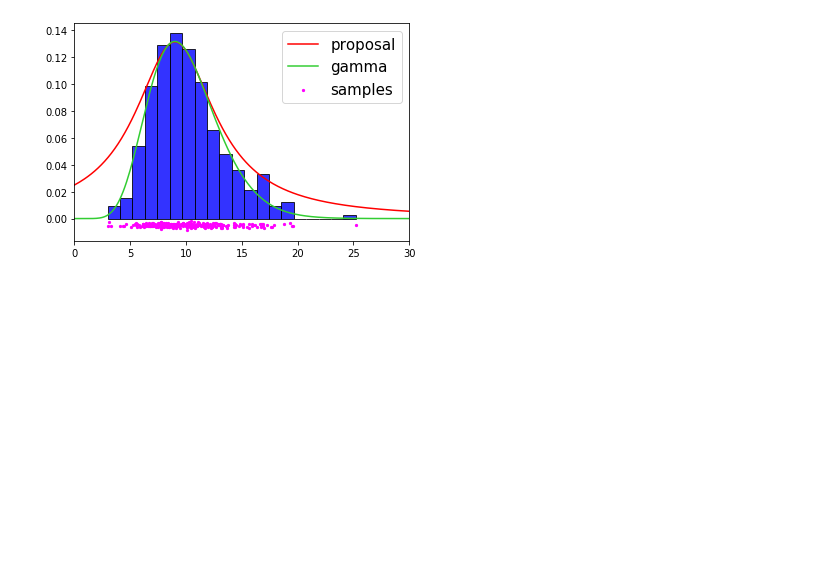
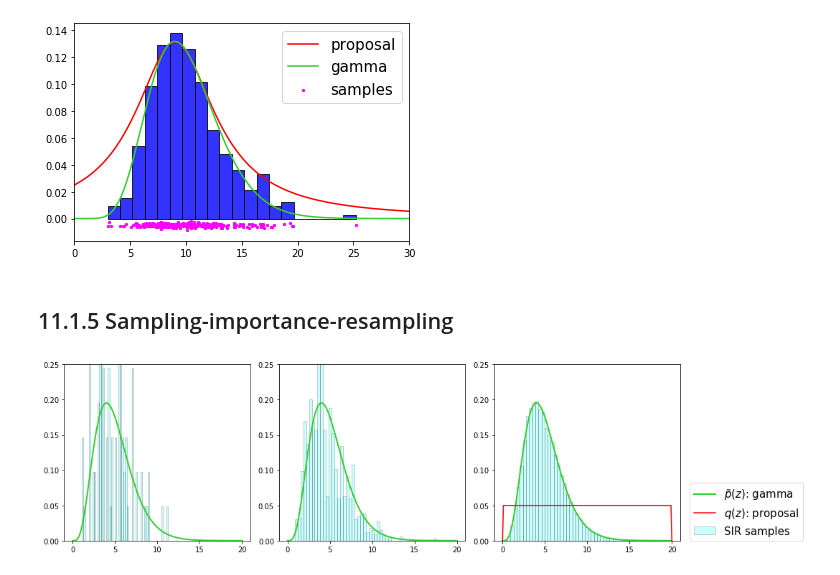
Before and after one commit to oilneck/prml_python, a Jupyter notebook: Notebook/chapter11.ipynb, the cells around one changed output. Drawn from its saved outputs; the diff is of its cells as text; code cells hidden in the pictures; blank space fills up the shorter version.

```diff
--- a/Notebook/chapter11.ipynb
+++ b/Notebook/chapter11.ipynb
@@ -57,3 +57,34 @@ plt.xlim(0, 30)
 plt.show()
 # %% [output]
 [figure]
+# %% [markdown]
+## 11.1.5 Sampling-importance-resampling
+# %%
+import numpy as np
+import matplotlib.pyplot as plt
+from pd import *
+from sampling import SIR
+
+
+# target function p(z)
+func = lambda x : Gamma(alpha=5, beta=1).pdf(x)
+# proposal distribution q(z)
+proba = Uniform(0, 20)
+
+sampler = SIR(target=func, prop=proba)
+
+
+x = np.linspace(0, 20, 200)
+fig = plt.figure(figsize=(15,4))
+for n, n_sample in enumerate([100,1000,100000]):
+    ax = fig.add_subplot(1, 3, n+1)
+    xs = sampler.rvs(n_sample)
+    ax.plot(x, func(x), c='limegreen', label=r'$\tilde{p}(z)$: gamma', lw=2)
+    ax.hist(xs, bins=50, color='aqua', label='SIR samples', density=1, ec='k', alpha=.2)
+    ax.set_ylim(0, 0.25)
+plt.plot(x, proba.pdf(x), c='r', label=r'$q(z)$: proposal')
+plt.legend(bbox_to_anchor=(1.05, 0.), loc='lower left', borderaxespad=0, fontsize=15)
+plt.tight_layout()
+plt.show()
+# %% [output]
+[figure, added]
```
